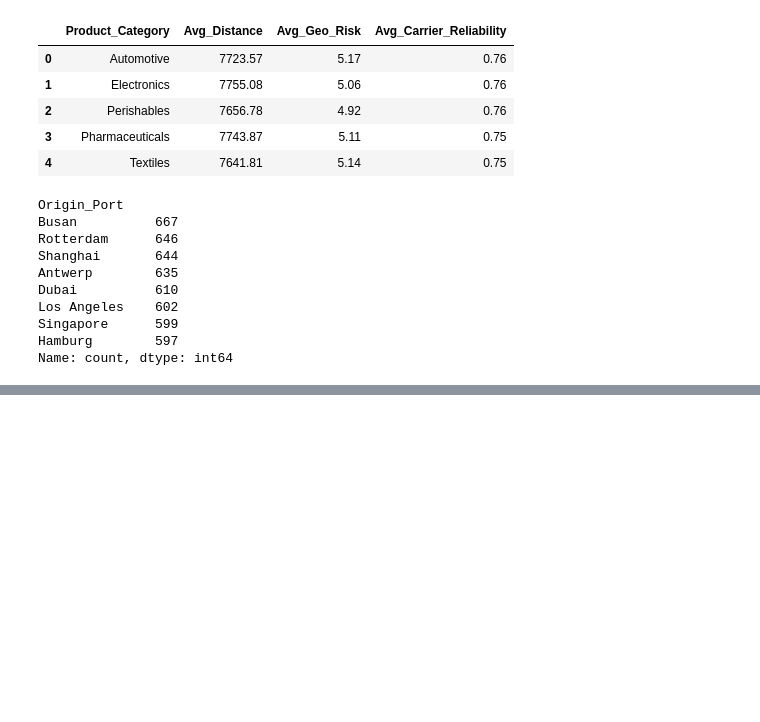
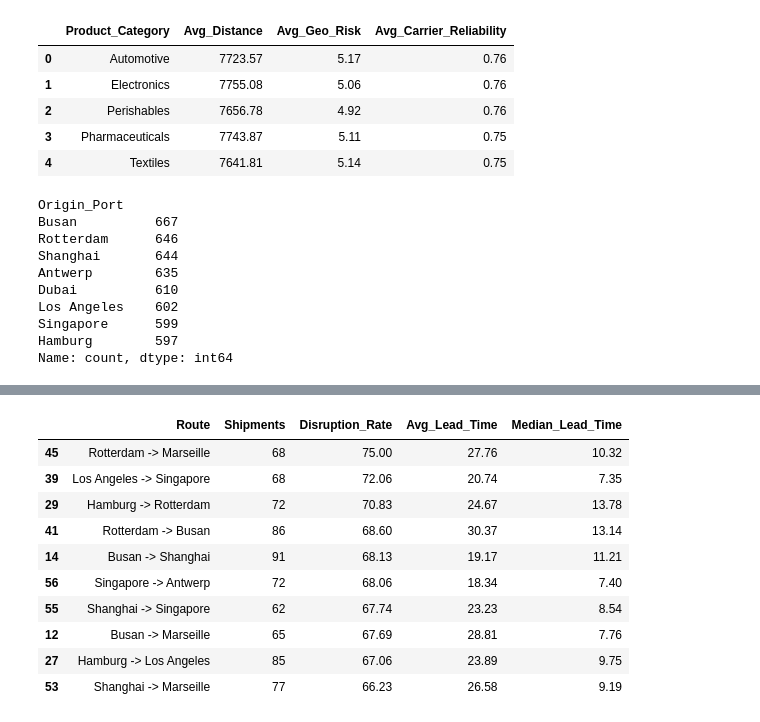
Before and after one commit to sharath1103/Global-Supply-Chain-Disruption, a Jupyter notebook: global_supply_chain_disruption.ipynb, the cells around one changed output, grey strips where cells are left out. Cells and saved outputs as stored; diff of their text form; code cells hidden in the pictures; blank space fills up the shorter version.

```diff
--- a/global_supply_chain_disruption.ipynb
+++ b/global_supply_chain_disruption.ipynb
@@ -784,0 +858,15 @@ Name: count, dtype: int64
+# %%
+route_risk = (route_analysis.sort_values(["Disruption_Rate", "Shipments"], ascending=[False, False]))
+route_risk.head(10).round(2)
+# %% [output]
+|  | Route | Shipments | Disruption_Rate | Avg_Lead_Time | Median_Lead_Time |
+| 45 | Rotterdam -> Marseille | 68 | 75.00 | 27.76 | 10.32 |
+| 39 | Los Angeles -> Singapore | 68 | 72.06 | 20.74 | 7.35 |
+| 29 | Hamburg -> Rotterdam | 72 | 70.83 | 24.67 | 13.78 |
+| 41 | Rotterdam -> Busan | 86 | 68.60 | 30.37 | 13.14 |
+| 14 | Busan -> Shanghai | 91 | 68.13 | 19.17 | 11.21 |
+| 56 | Singapore -> Antwerp | 72 | 68.06 | 18.34 | 7.40 |
+| 55 | Shanghai -> Singapore | 62 | 67.74 | 23.23 | 8.54 |
+| 12 | Busan -> Marseille | 65 | 67.69 | 28.81 | 7.76 |
+| 27 | Hamburg -> Los Angeles | 85 | 67.06 | 23.89 | 9.75 |
+| 53 | Shanghai -> Marseille | 77 | 66.23 | 26.58 | 9.19 |
```
Also changed, not shown: parts of 9 cells of this notebook.
